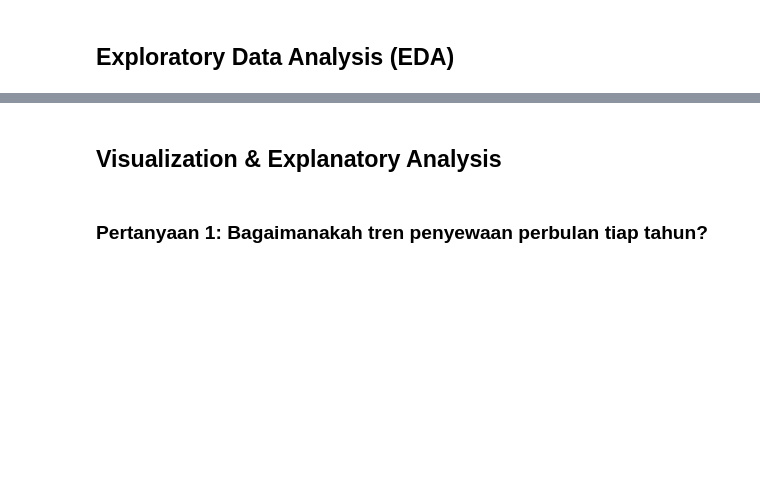
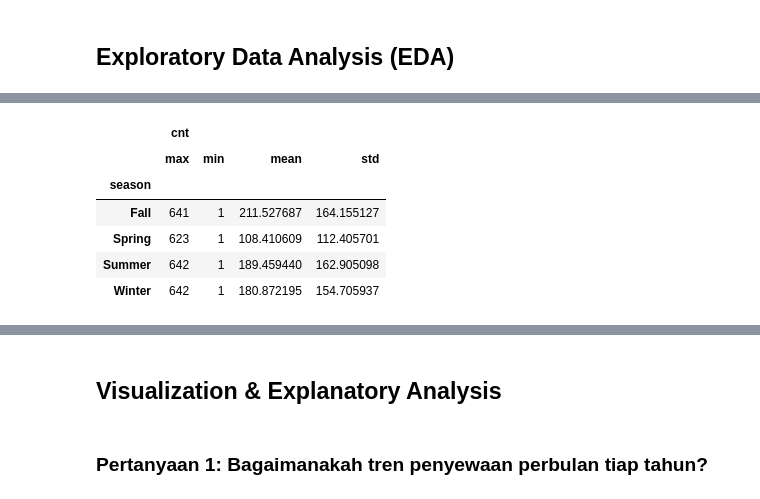
Before and after one commit to RoufAufalin/Project_Bike_Sharing_Analysis, a Jupyter notebook: Proyek_Analisis_Data.ipynb, the cells around one changed output, grey strips where cells are left out. Drawn from its saved outputs; the diff is of its cells as text; code cells hidden in the pictures; blank space fills up the shorter version.

```diff
--- a/Proyek_Analisis_Data.ipynb
+++ b/Proyek_Analisis_Data.ipynb
@@ -154,0 +183,14 @@ hours_clean_df.describe(include='all')
+# %%
+explore_season = hours_clean_df.groupby(by="season").agg({
+    "cnt" : ["max", "min", "mean", "std"]
+})
+
+explore_season
+# %% [output]
+|  | cnt |  |  |  |
+|  | max | min | mean | std |
+| season |  |  |  |  |
+| Fall | 641 | 1 | 211.527687 | 164.155127 |
+| Spring | 623 | 1 | 108.410609 | 112.405701 |
+| Summer | 642 | 1 | 189.459440 | 162.905098 |
+| Winter | 642 | 1 | 180.872195 | 154.705937 |
```
Also changed, not shown: parts of 18 cells of this notebook, 2 other files.
